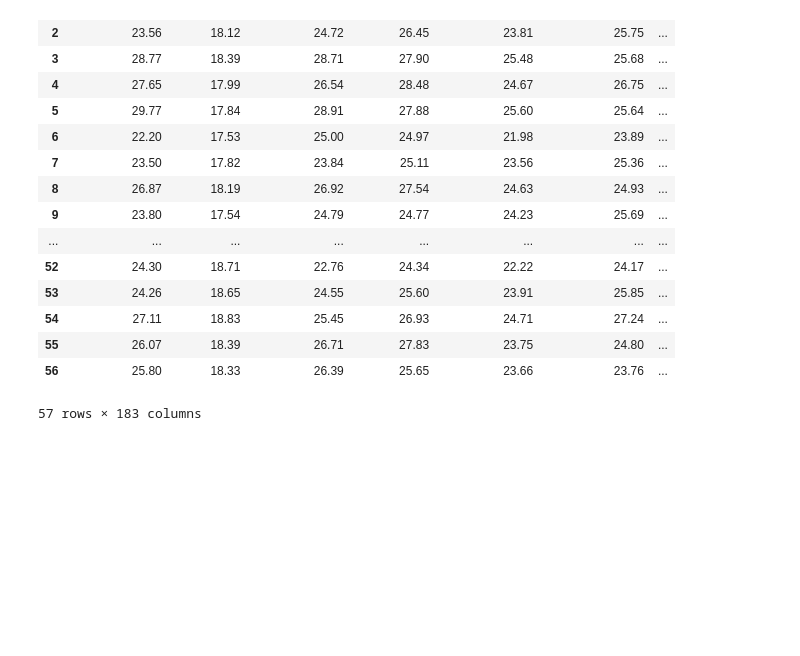
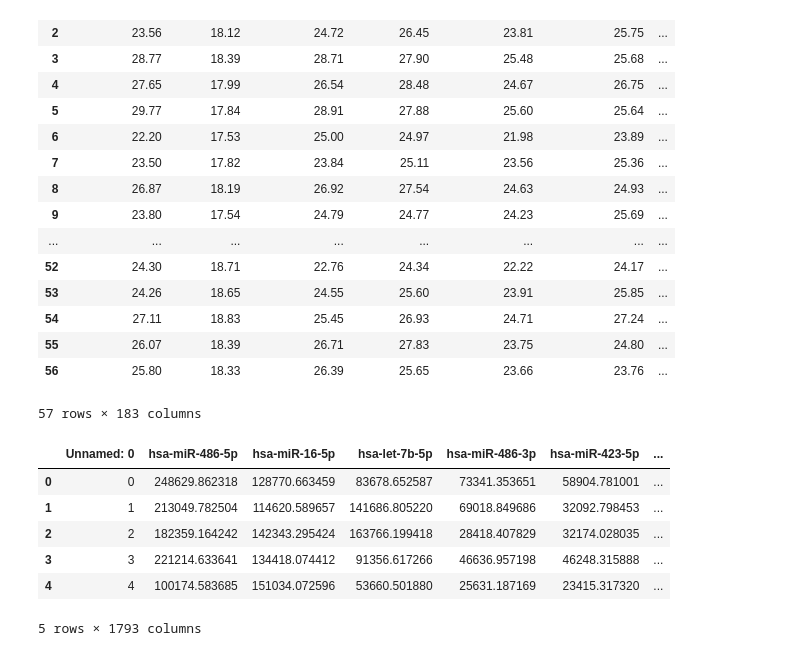
Before and after one commit to Sachira-Heshan/omic-data-and-machine-learning-in-the-identification-of-coronary-artery-disease, a Jupyter notebook: datasets_cleaning.ipynb, the cells around one changed output. Drawn from its saved outputs; the diff is of its cells as text; code cells hidden in the pictures; blank space fills up the shorter version.

```diff
--- a/datasets_cleaning.ipynb
+++ b/datasets_cleaning.ipynb
@@ -240,0 +248,10 @@ df_fill_with_mean
+# %%
+df.head()
+# %% [output]
+|  | Unnamed: 0 | hsa-miR-486-5p | hsa-miR-16-5p | hsa-let-7b-5p | hsa-miR-486-3p | hsa-miR-423-5p | ... |
+| 0 | 0 | 248629.862318 | 128770.663459 | 83678.652587 | 73341.353651 | 58904.781001 | ... |
+| 1 | 1 | 213049.782504 | 114620.589657 | 141686.805220 | 69018.849686 | 32092.798453 | ... |
+| 2 | 2 | 182359.164242 | 142343.295424 | 163766.199418 | 28418.407829 | 32174.028035 | ... |
+| 3 | 3 | 221214.633641 | 134418.074412 | 91356.617266 | 46636.957198 | 46248.315888 | ... |
+| 4 | 4 | 100174.583685 | 151034.072596 | 53660.501880 | 25631.187169 | 23415.317320 | ... |
+5 rows × 1793 columns
```
Also changed, not shown: parts of 11 cells of this notebook.
